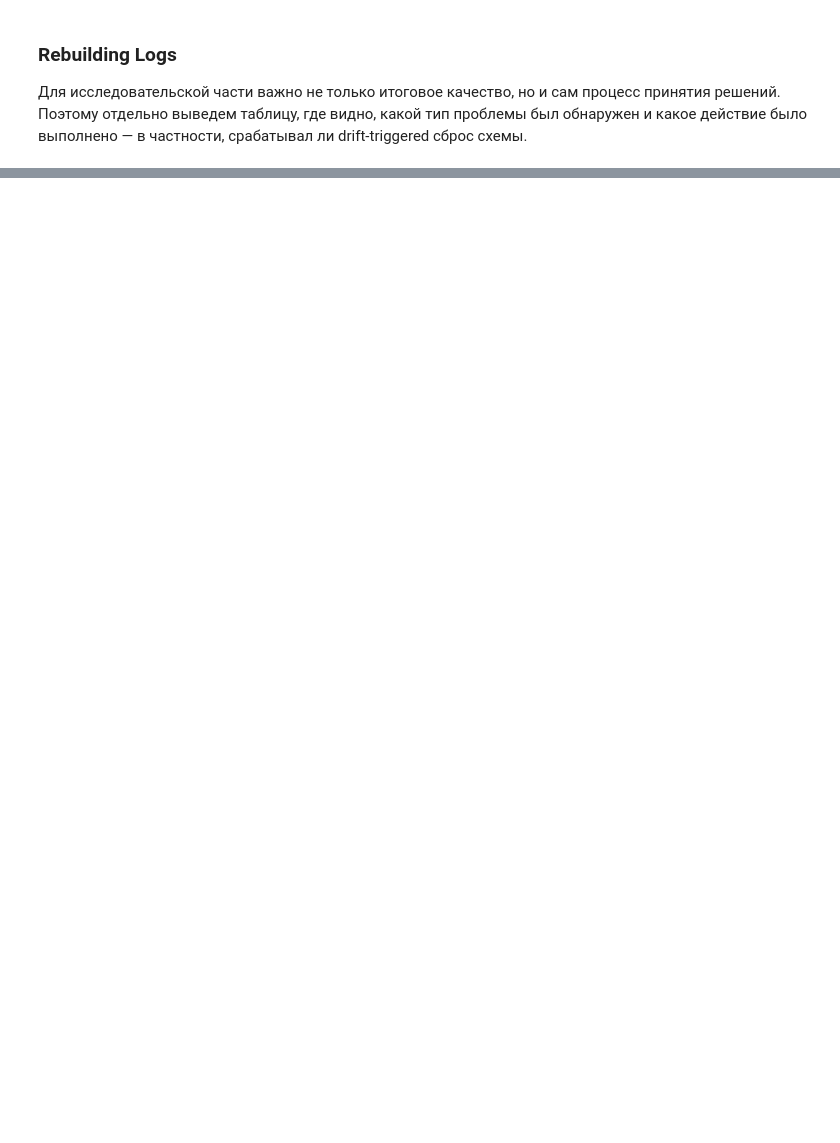
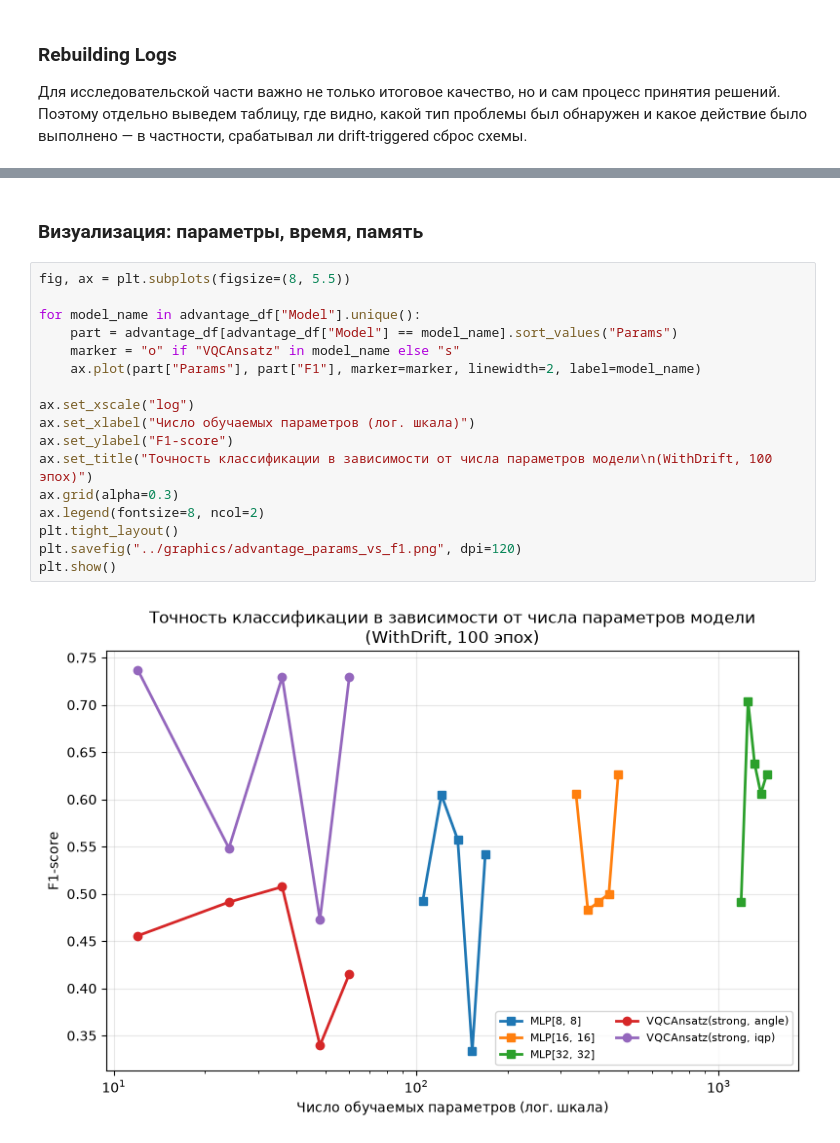
Before and after one commit to Eg0Mak/barren-plateau-volatility, a Jupyter notebook: notebooks/barren_plateau_volatility.ipynb, the cells around one changed output, grey strips where cells are left out. Drawn from its saved outputs; the diff is of its cells as text; blank space fills up the shorter version.

```diff
--- a/notebooks/barren_plateau_volatility.ipynb
+++ b/notebooks/barren_plateau_volatility.ipynb
@@ -1782,0 +2009,21 @@ adaptive_log_df
+# %% [markdown]
+### Визуализация: параметры, время, память
+# %%
+fig, ax = plt.subplots(figsize=(8, 5.5))
+
+for model_name in advantage_df["Model"].unique():
+    part = advantage_df[advantage_df["Model"] == model_name].sort_values("Params")
+    marker = "o" if "VQCAnsatz" in model_name else "s"
+    ax.plot(part["Params"], part["F1"], marker=marker, linewidth=2, label=model_name)
+
+ax.set_xscale("log")
+ax.set_xlabel("Число обучаемых параметров (лог. шкала)")
+ax.set_ylabel("F1-score")
+ax.set_title("Точность классификации в зависимости от числа параметров модели\n(WithDrift, 100 эпох)")
+ax.grid(alpha=0.3)
+ax.legend(fontsize=8, ncol=2)
+plt.tight_layout()
+plt.savefig("../graphics/advantage_params_vs_f1.png", dpi=120)
+plt.show()
+# %% [output]
+[figure, added]
```
Also changed, not shown: parts of 26 cells of this notebook.
